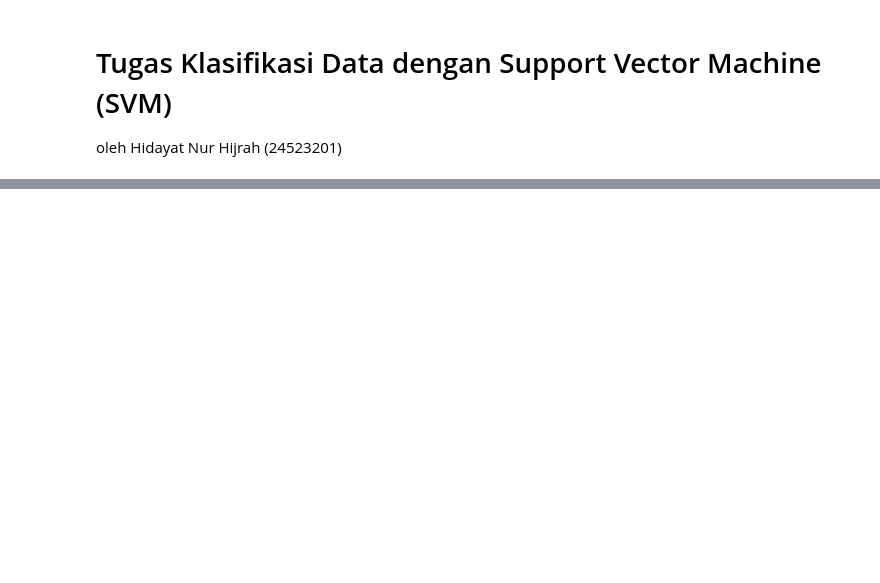
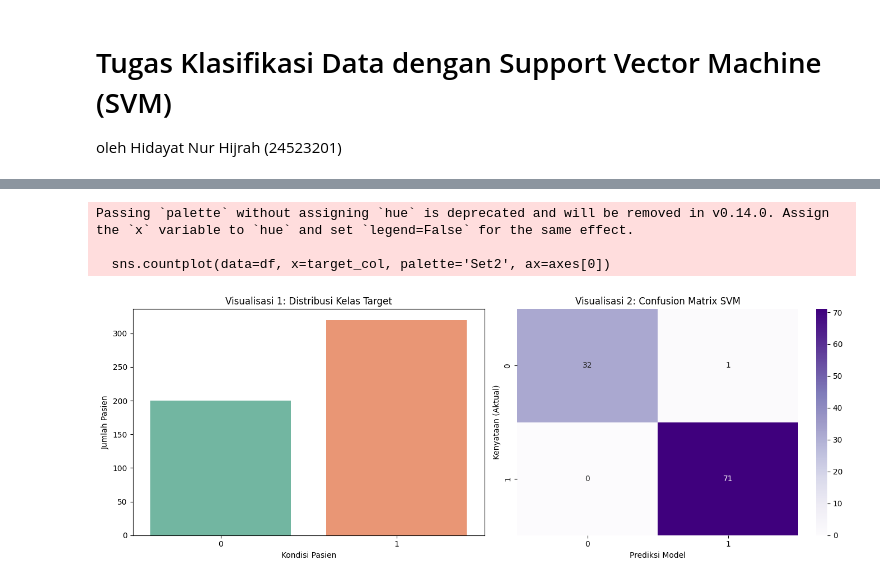
Before and after one commit to hidnira-lab/introduce-data-science, a Jupyter notebook: classification_with_support_vector_machines.ipynb, the cells around one changed output, grey strips where cells are left out. Saved outputs shown, nothing was run; the diff lists cells and outputs as text; code cells hidden in the pictures; blank space fills up the shorter version.

```diff
--- a/classification_with_support_vector_machines.ipynb
+++ b/classification_with_support_vector_machines.ipynb
@@ -10,10 +10,11 @@ import numpy as np
 import matplotlib.pyplot as plt
 import seaborn as sns
 from sklearn.model_selection import train_test_split
-from sklearn.preprocessing import StandardScaler
+from sklearn.preprocessing import StandardScaler, LabelEncoder
 from sklearn.svm import SVC
 from sklearn.metrics import accuracy_score, precision_score, recall_score, f1_score, confusion_matrix
 
-# === 1. Load Dataset dari GitHub===
+# === 1. Load Dataset ===
+# Dataset diambil dari Kaggle "https://www.kaggle.com/datasets/andrewmvd/early-diabetes-classification/data" dan diupload ke GitHub Repo
 url = 'https://raw.githubusercontent.com/hidnira-lab/introduce-data-science/main/diabetes_data.csv'
-df = pd.read_csv(url)
+df = pd.read_csv(url, sep=';')
@@ -29,3 +21,18 @@ y = df_encoded[target_col]
+# %%
+# === 2. Preprocessing & Encoding ===
+# Kita definisikan nama kolom targetnya secara spesifik, yaitu 'class'
+target_col = 'class'
+
+# Pisahkan Fitur (X) dan Target (y) SEBELUM di-encode
+X_raw = df.drop(target_col, axis=1)
+y_raw = df[target_col]
+
+# Encoding X: Mengubah teks fitur (Male/Female, Yes/No) menjadi angka otomatis
+X = pd.get_dummies(X_raw, drop_first=True)
+
+# Encoding y: Mengubah target (Positive/Negative) menjadi angka 1 dan 0 secara aman
+le = LabelEncoder()
+y = le.fit_transform(y_raw)
 # %%
 # === 3. Split & Scale Data ===
 X_train, X_test, y_train, y_test = train_test_split(X, y, test_size=0.2, random_state=42)
@@ -63,0 +73,27 @@ plt.show()
+# %%
+# === 6. Visualisasi ===
+fig, axes = plt.subplots(1, 2, figsize=(14, 5))
+
+# Mengambil nama kolom target secara otomatis untuk visualisasi
+target_col = df.columns[-1]
+
+# Visualisasi 1: Distribusi Kelas (Melihat perbandingan jumlah data)
+sns.countplot(data=df, x=target_col, palette='Set2', ax=axes[0])
+axes[0].set_title('Visualisasi 1: Distribusi Kelas Target')
+axes[0].set_xlabel('Kondisi Pasien')
+axes[0].set_ylabel('Jumlah Pasien')
+
+# Visualisasi 2: Confusion Matrix
+cm = confusion_matrix(y_test, y_pred_test)
+sns.heatmap(cm, annot=True, fmt='d', cmap='Purples', ax=axes[1])
+axes[1].set_title('Visualisasi 2: Confusion Matrix SVM')
+axes[1].set_xlabel('Prediksi Model')
+axes[1].set_ylabel('Kenyataan (Aktual)')
+
+plt.tight_layout()
+plt.show()
+# %% [output]
+Passing `palette` without assigning `hue` is deprecated and will be removed in v0.14.0. Assign the `x` variable to `hue` and set `legend=False` for the same effect.
+
+  sns.countplot(data=df, x=target_col, palette='Set2', ax=axes[0])
+[figure, added]
```
Also changed, not shown: parts of 5 cells of this notebook.
